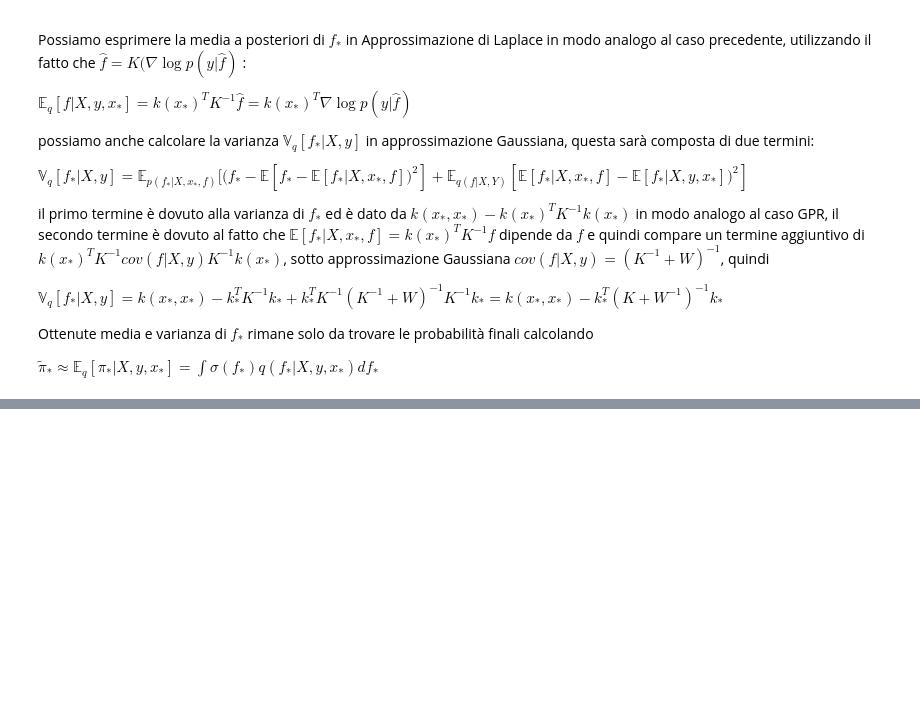
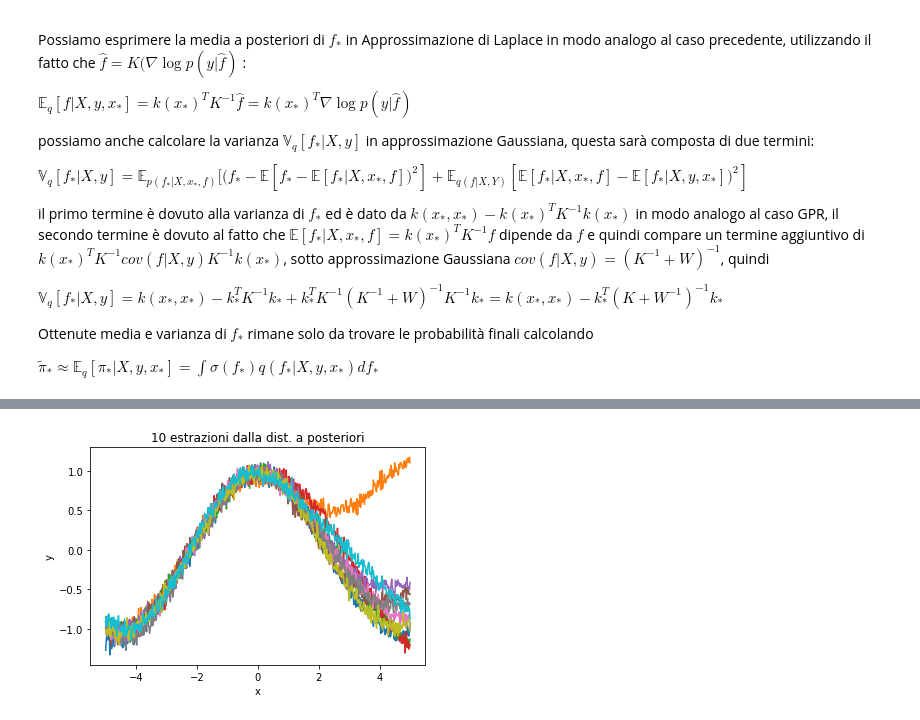
Before and after one commit to filippocastelli/GPnet, a Jupyter notebook: report_notebook.ipynb, the cells around one changed output, grey strips where cells are left out. Saved outputs shown, nothing was run; the diff lists cells and outputs as text; code cells hidden in the pictures; blank space fills up the shorter version.

```diff
--- a/report_notebook.ipynb
+++ b/report_notebook.ipynb
@@ -212,0 +390,11 @@ $\tilde{\pi}_* \approx \mathbb{E}_q [\pi_* \vert X, y, x_*] = \int{\sigma(f_*) q
+# %%
+Lk = np.linalg.solve(L, kstar.T)
+L2 = np.linalg.cholesky(kstarstar+ 1e-6*np.eye(n) - np.dot(Lk.T, Lk))
+#f_post = mu + L*N(0,1)
+f_post = mean.reshape(-1,1) + np.dot(L2, np.random.normal(size=(n,10)))
+pl.plot(xstar, f_post)
+pl.title('10 estrazioni dalla dist. a posteriori')
+pl.xlabel('x')
+ylab = pl.ylabel('y')
+# %% [output]
+[figure, added]
```
Also changed, not shown: parts of 24 cells of this notebook.
